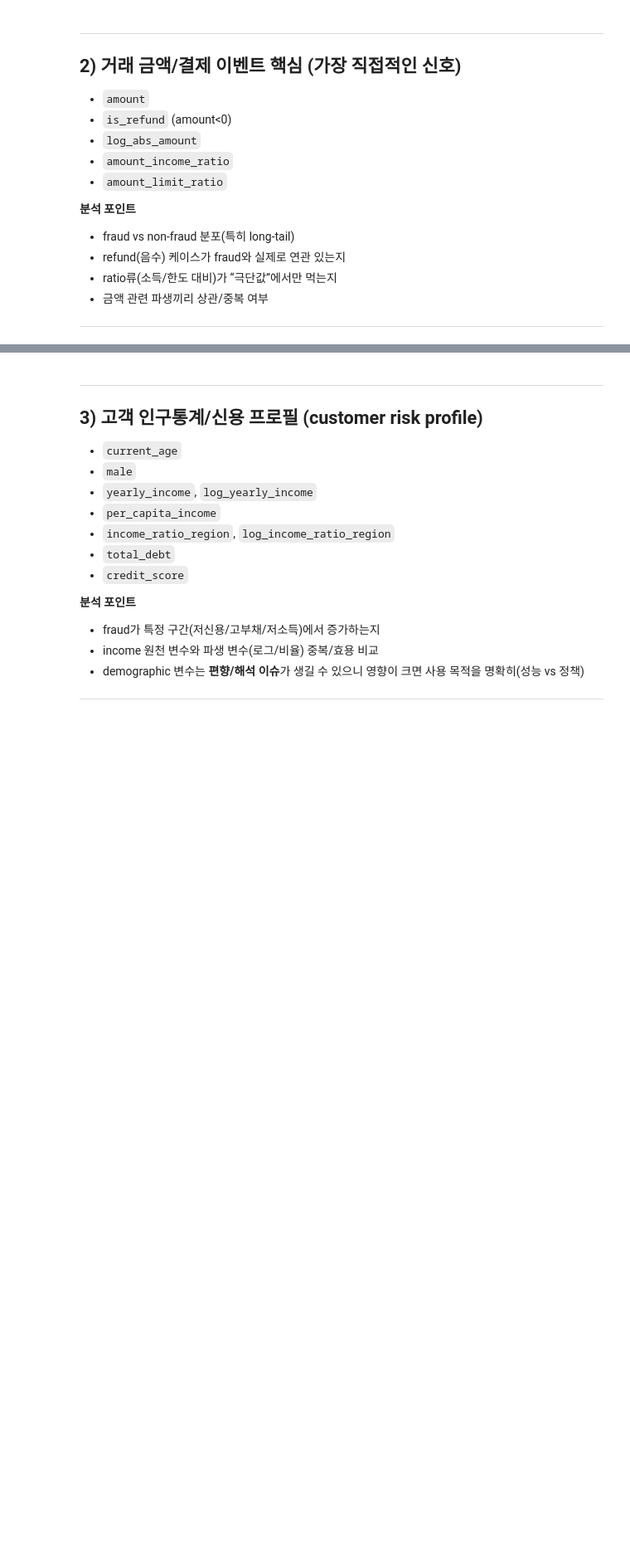
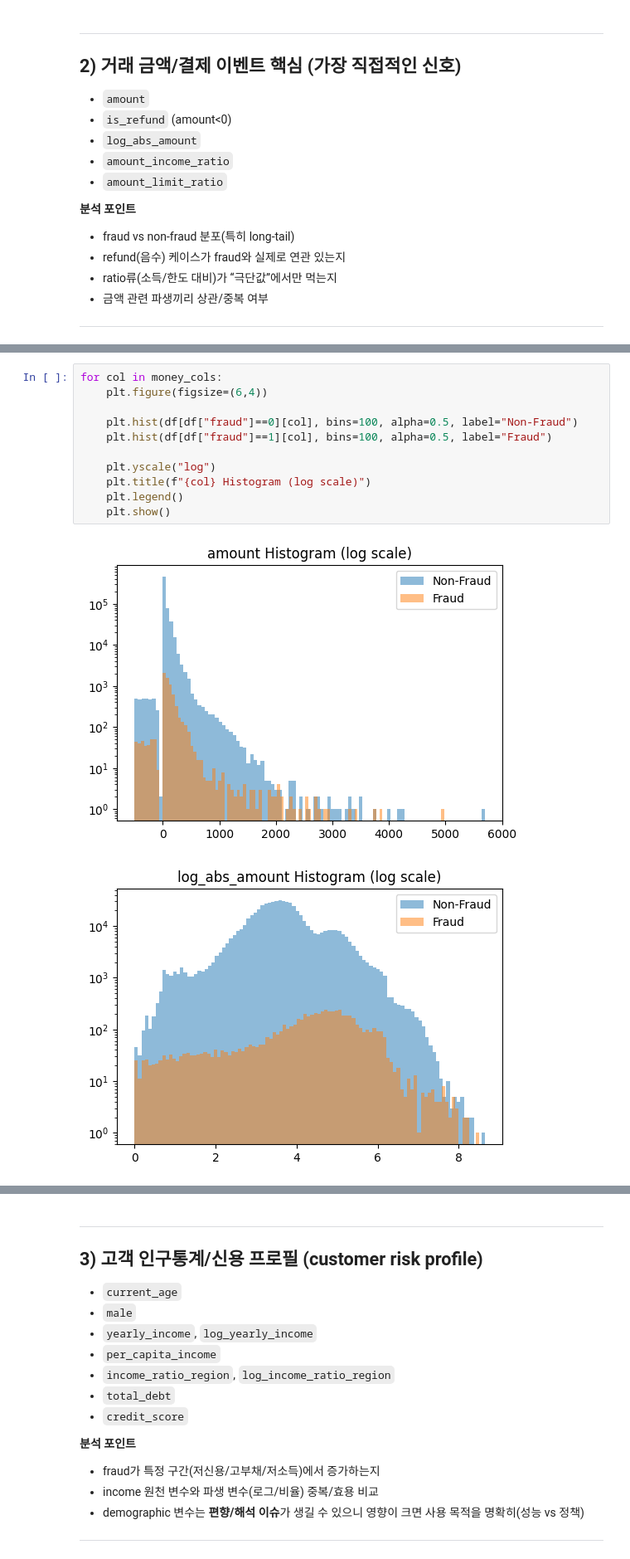
Before and after one commit to BDAIFin/knk, a Jupyter notebook: feature_signal_screening.ipynb, the cells around one changed output, grey strips where cells are left out. Shown at 83% size. Saved outputs shown, nothing was run; the diff lists cells and outputs as text; blank space fills up the shorter version.

```diff
--- a/feature_signal_screening.ipynb
+++ b/feature_signal_screening.ipynb
@@ -834,0 +857,14 @@ High fraud period는
+# %%
+for col in money_cols:
+    plt.figure(figsize=(6,4))
+
+    plt.hist(df[df["fraud"]==0][col], bins=100, alpha=0.5, label="Non-Fraud")
+    plt.hist(df[df["fraud"]==1][col], bins=100, alpha=0.5, label="Fraud")
+
+    plt.yscale("log")
+    plt.title(f"{col} Histogram (log scale)")
+    plt.legend()
+    plt.show()
+# %% [output]
+[figure, added]
+[figure, added]
```
Also changed, not shown: parts of 32 cells of this notebook.
